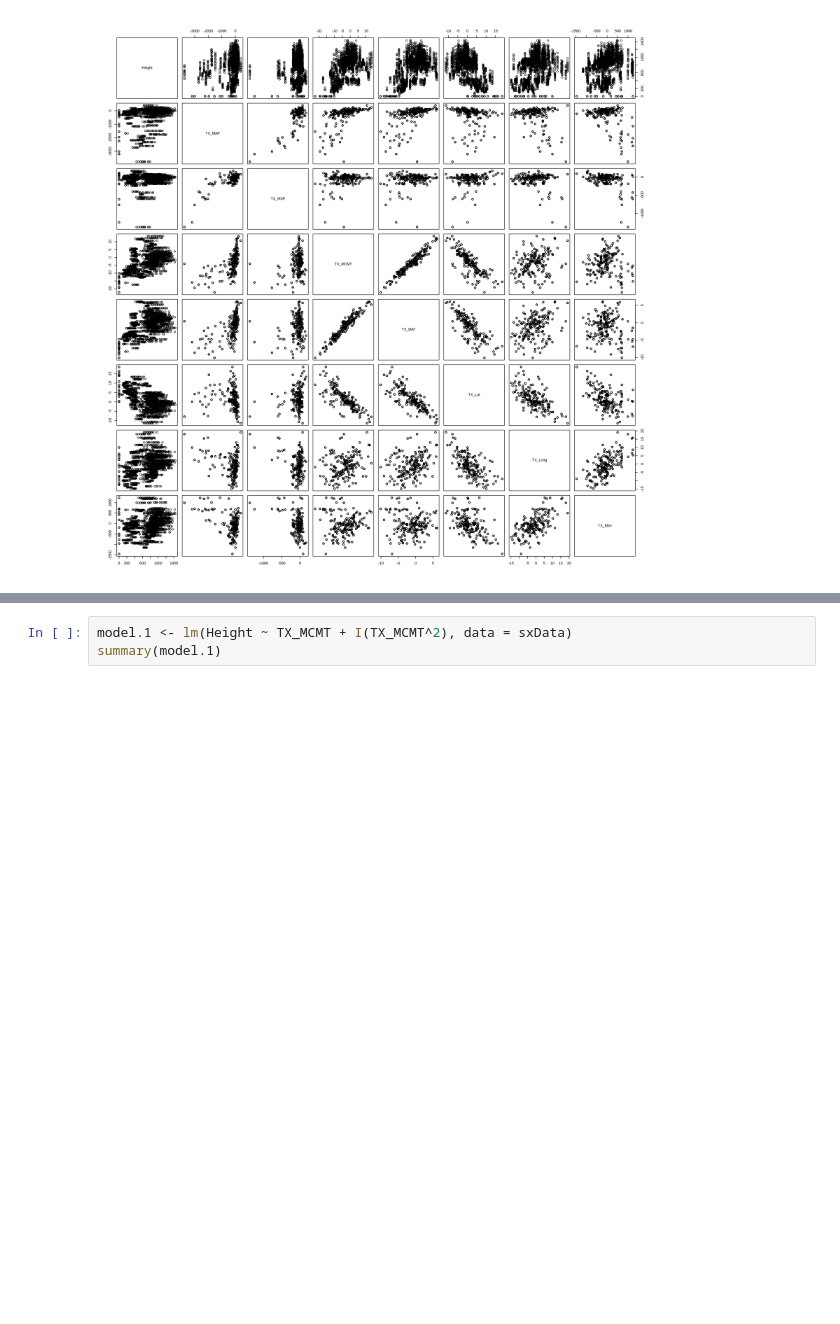
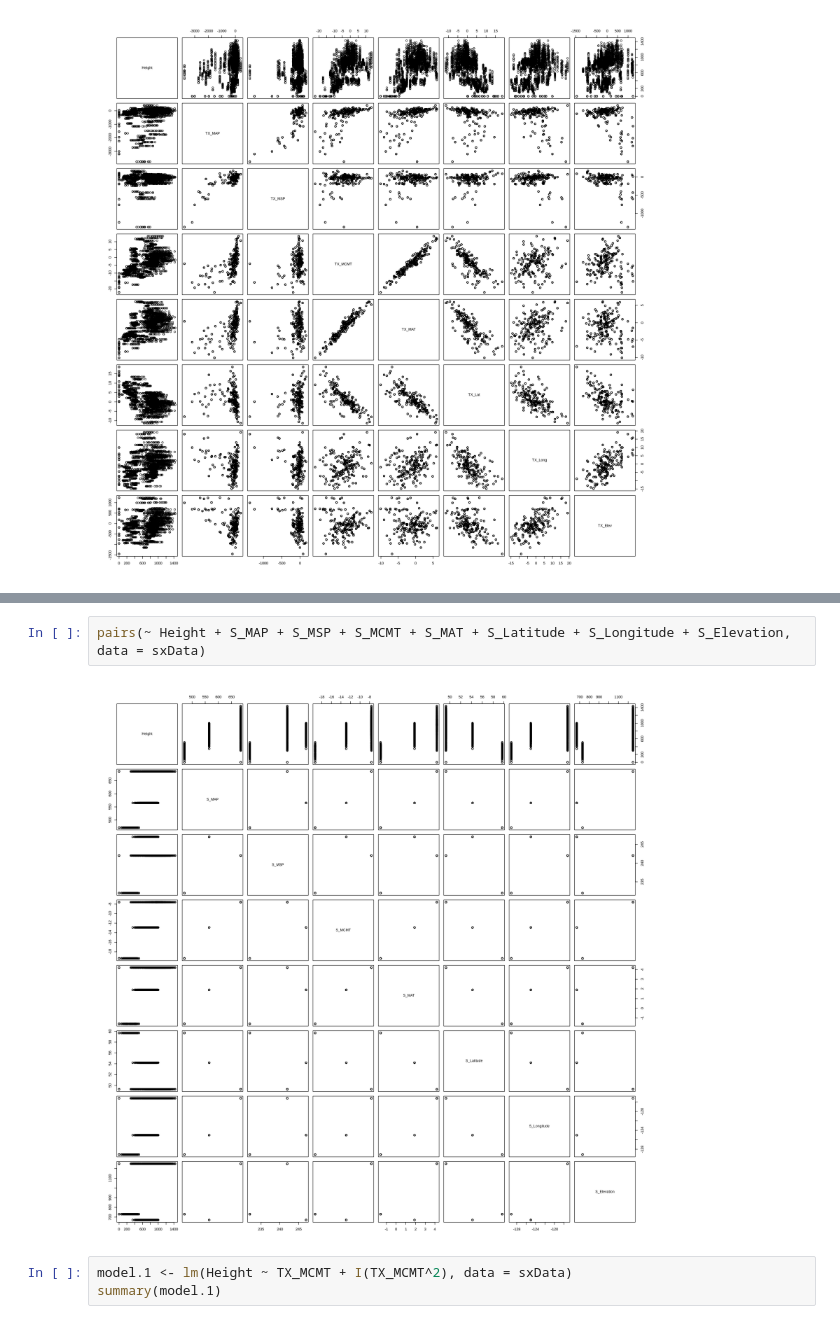
Before and after one commit to sophieeeeeehu/URO_Forestry, a Jupyter notebook: URO estimation.ipynb, the cells around one changed output, grey strips where cells are left out. Cells and saved outputs as stored; diff of their text form; blank space fills up the shorter version.

```diff
--- a/URO estimation.ipynb
+++ b/URO estimation.ipynb
@@ -58,3 +69,7 @@ pairs(~ Height + TX_MAP + TX_MSP + TX_MCMT + TX_MAT + TX_Lat + TX_Long + TX_Elev
+# %%
+pairs(~ Height + S_MAP + S_MSP + S_MCMT + S_MAT + S_Latitude + S_Longitude + S_Elevation, data = sxData)
+# %% [output]
+[figure, added]
 # %%
 model.1 <- lm(Height ~ TX_MCMT + I(TX_MCMT^2), data = sxData)
 summary(model.1)
```
Also changed, not shown: parts of 14 cells of this notebook.
